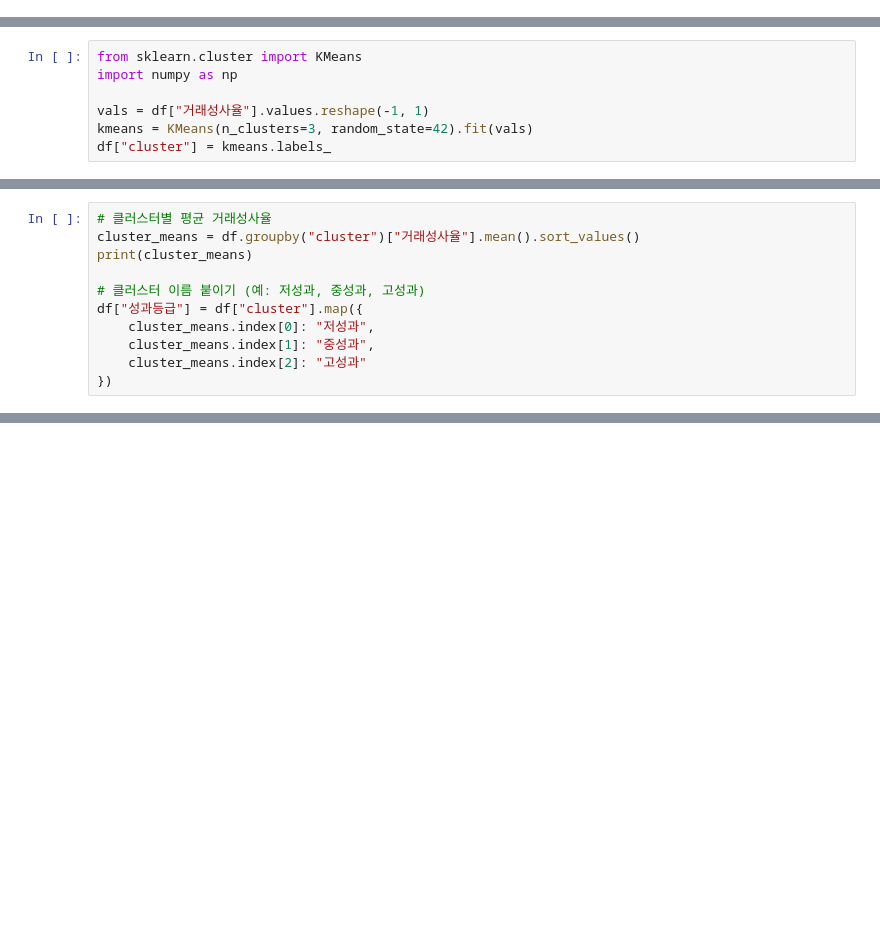
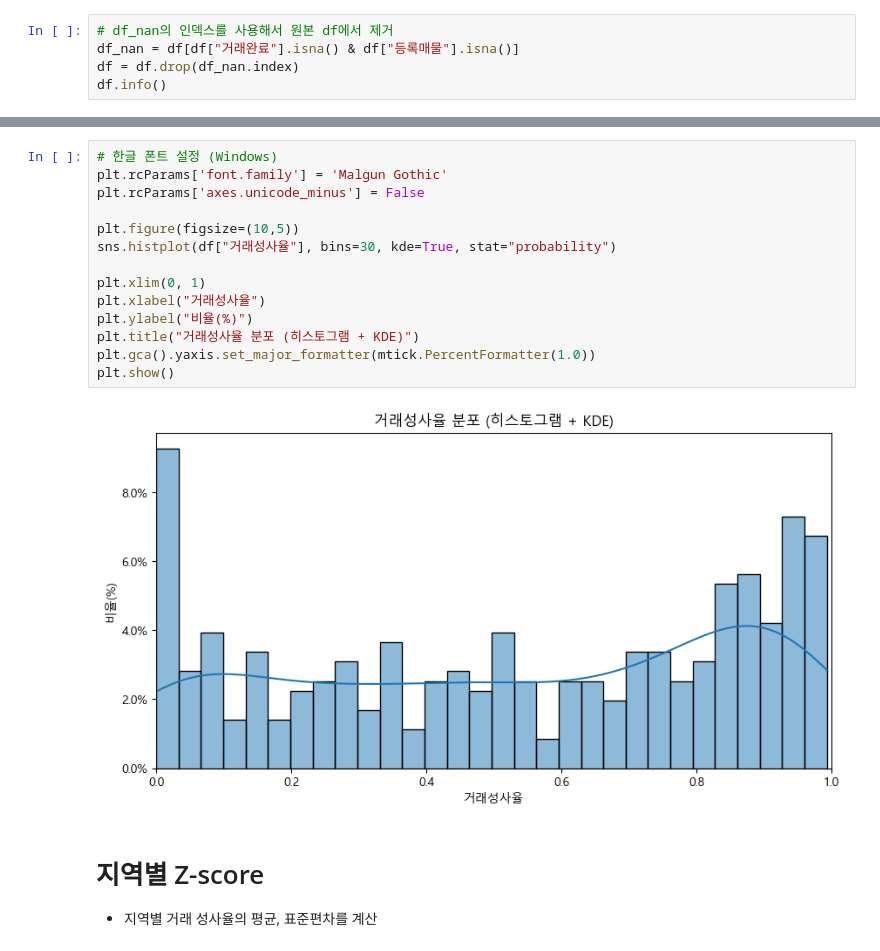
Before and after one commit to eunjeong0911/Property-recommend, a Jupyter notebook: apps/reco/models/trust_model/data_preprocessing/analytics.ipynb, the cells around one changed output, grey strips where cells are left out. Drawn from its saved outputs; the diff is of its cells as text; blank space fills up the shorter version.

```diff
--- a/apps/reco/models/trust_model/data_preprocessing/analytics.ipynb
+++ b/apps/reco/models/trust_model/data_preprocessing/analytics.ipynb
@@ -23,0 +40,5 @@ df_nan
+# %%
+# df_nan의 인덱스를 사용해서 원본 df에서 제거
+df_nan = df[df["거래완료"].isna() & df["등록매물"].isna()]
+df = df.drop(df_nan.index)
+df.info()
@@ -61,7 +76,0 @@ plt.show()
-# %%
-from sklearn.cluster import KMeans
-import numpy as np
-
-vals = df["거래성사율"].values.reshape(-1, 1)
-kmeans = KMeans(n_clusters=3, random_state=42).fit(vals)
-df["cluster"] = kmeans.labels_
@@ -91,11 +76,0 @@ Name: count, dtype: int64
-# %%
-# 클러스터별 평균 거래성사율
-cluster_means = df.groupby("cluster")["거래성사율"].mean().sort_values()
-print(cluster_means)
-
-# 클러스터 이름 붙이기 (예: 저성과, 중성과, 고성과)
-df["성과등급"] = df["cluster"].map({
-    cluster_means.index[0]: "저성과",
-    cluster_means.index[1]: "중성과",
-    cluster_means.index[2]: "고성과"
-})
@@ -138,0 +94,19 @@ for i in [0, 2, 1]:
+# %%
+# 한글 폰트 설정 (Windows)
+plt.rcParams['font.family'] = 'Malgun Gothic'
+plt.rcParams['axes.unicode_minus'] = False
+
+plt.figure(figsize=(10,5))
+sns.histplot(df["거래성사율"], bins=30, kde=True, stat="probability")
+
+plt.xlim(0, 1)
+plt.xlabel("거래성사율")
+plt.ylabel("비율(%)")
+plt.title("거래성사율 분포 (히스토그램 + KDE)")
+plt.gca().yaxis.set_major_formatter(mtick.PercentFormatter(1.0))
+plt.show()
+# %% [output]
+[figure, added]
+# %% [markdown]
+# 지역별 Z-score
+- 지역별 거래 성사율의 평균, 표준편차를 계산
```
Also changed, not shown: parts of 21 cells of this notebook.
